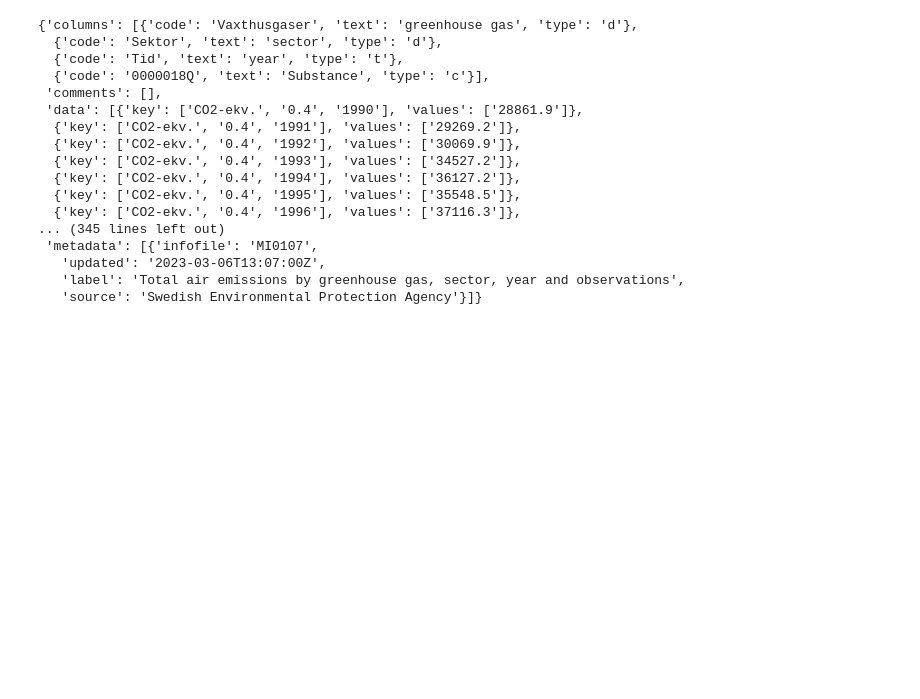
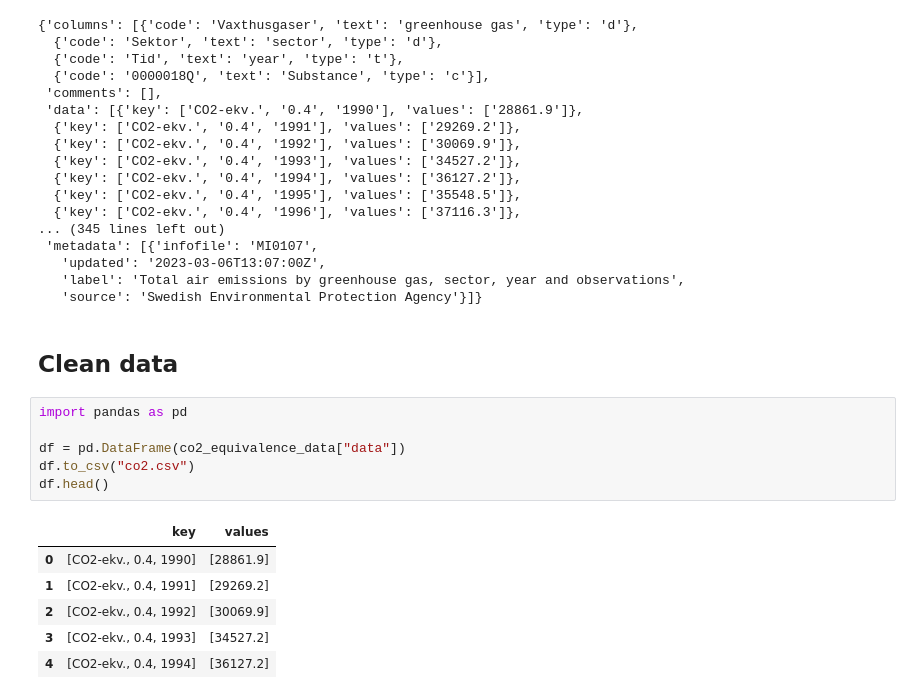
Before and after one commit to kokchun/Data-engineering-AI22, a Jupyter notebook: Code-along/Lec5_SCB/SCB.ipynb, the cells around one changed output. Drawn from its saved outputs; the diff is of its cells as text; blank space fills up the shorter version.

```diff
--- a/Code-along/Lec5_SCB/SCB.ipynb
+++ b/Code-along/Lec5_SCB/SCB.ipynb
@@ -180,3 +180,18 @@ co2_equivalence_data
    'updated': '2023-03-06T13:07:00Z',
    'label': 'Total air emissions by greenhouse gas, sector, year and observations',
    'source': 'Swedish Environmental Protection Agency'}]}
+# %% [markdown]
+## Clean data
+# %%
+import pandas as pd
+
+df = pd.DataFrame(co2_equivalence_data["data"])
+df.to_csv("co2.csv")
+df.head()
+# %% [output]
+|  | key | values |
+| 0 | [CO2-ekv., 0.4, 1990] | [28861.9] |
+| 1 | [CO2-ekv., 0.4, 1991] | [29269.2] |
+| 2 | [CO2-ekv., 0.4, 1992] | [30069.9] |
+| 3 | [CO2-ekv., 0.4, 1993] | [34527.2] |
+| 4 | [CO2-ekv., 0.4, 1994] | [36127.2] |
```
Also changed, not shown: parts of 2 cells of this notebook, 3 other files.
